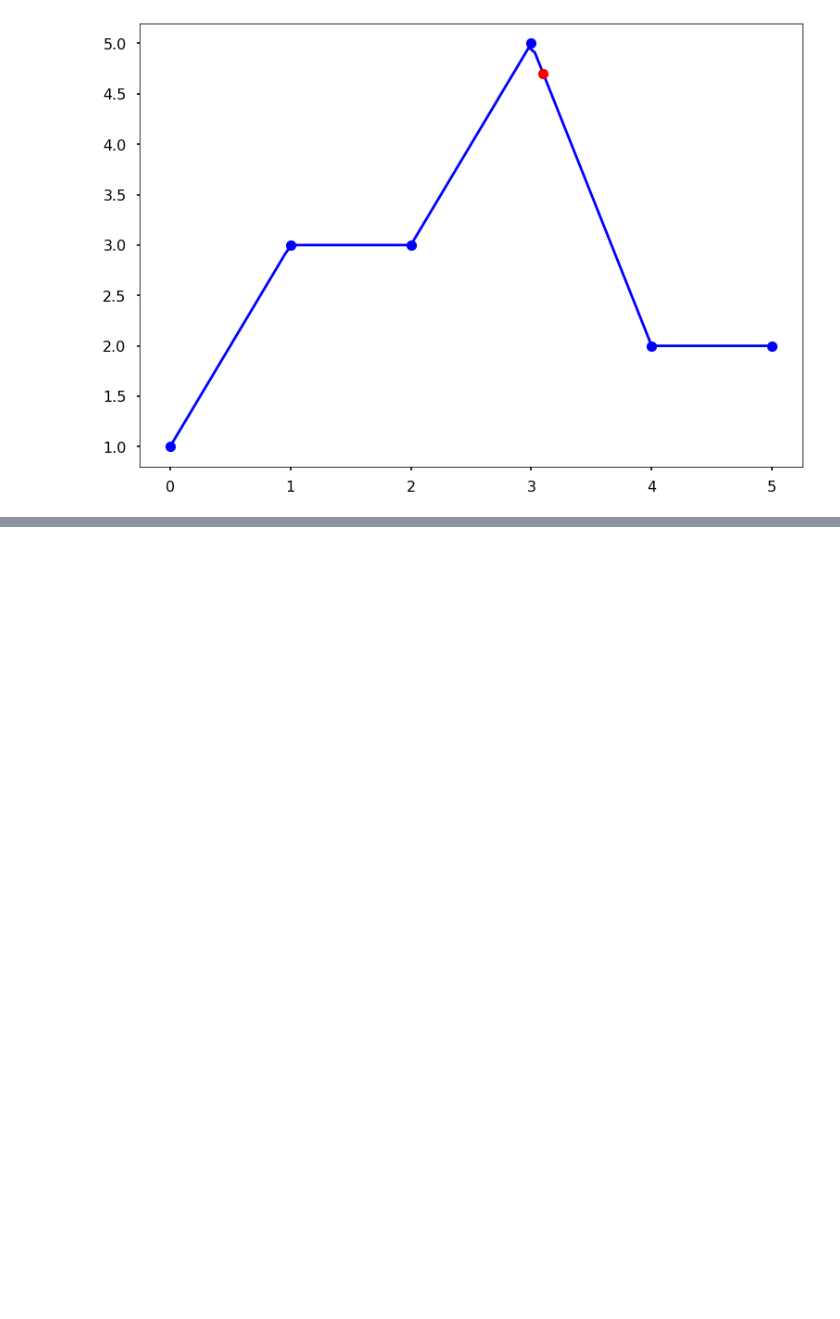
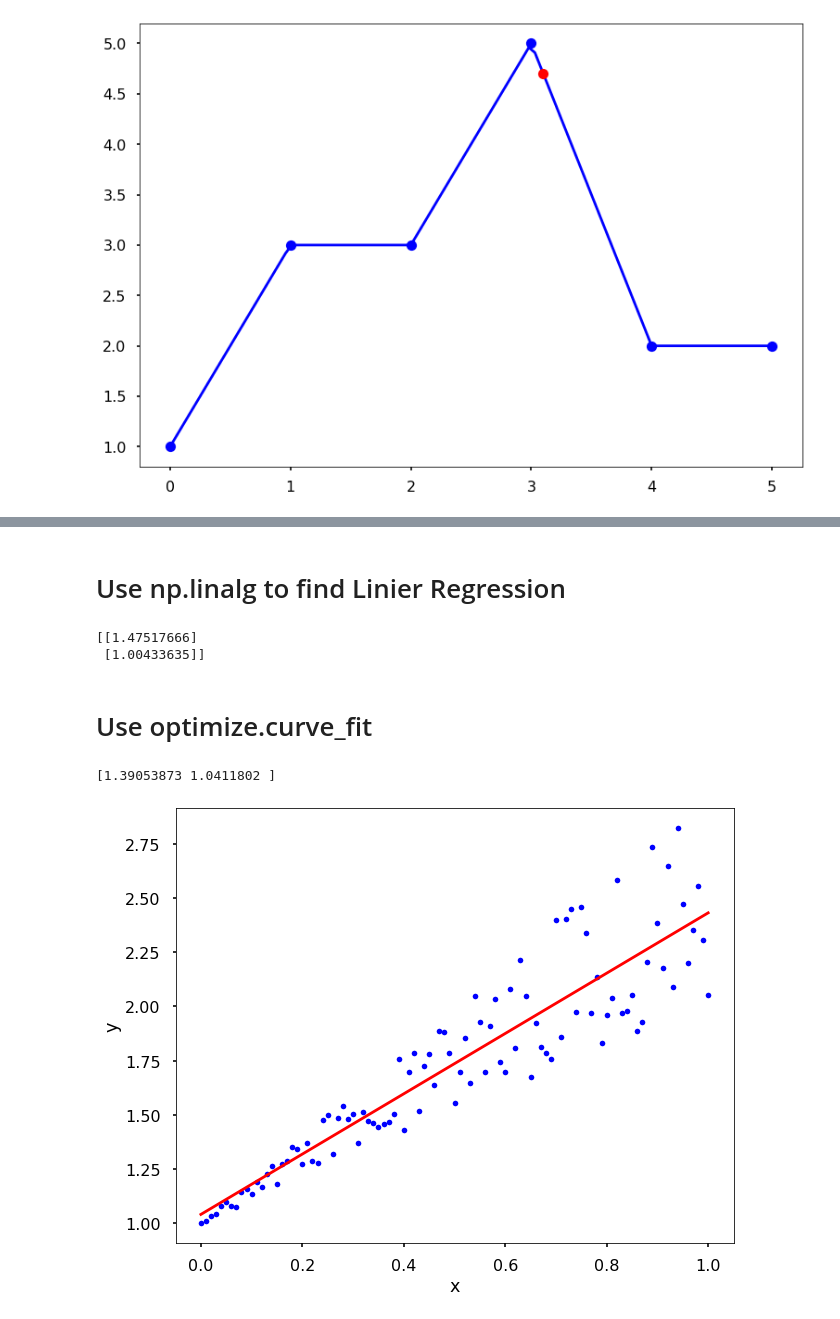
Before and after one commit to NeutralTBR/ScienCompute-Lab, a Jupyter notebook: Sesi3.ipynb, the cells around one changed output, grey strips where cells are left out. Cells and saved outputs as stored; diff of their text form; code cells hidden in the pictures; blank space fills up the shorter version.

```diff
--- a/Sesi3.ipynb
+++ b/Sesi3.ipynb
@@ -66,0 +129,32 @@ def newton_poly(coef, x_data, x):
+# %% [markdown]
+# Use np.linalg to find Linier Regression
+# %%
+alpha = np.linalg.lstsq(A,y,rcond=None)[0]
+print(alpha)
+# %% [output]
+[[1.47517666]
+ [1.00433635]]
+# %% [markdown]
+# Use optimize.curve_fit
+# %%
+# generate x and y
+x = np.linspace(0,1,101)
+y = 1 + x + x * np.random.random(len(x))
+
+def func(x,a,b):
+  # y = a*x+b
+  return a*x+b
+
+alpha = optimize.curve_fit(func,xdata = x,ydata = y)[0]
+print (alpha)
+
+# plot the results
+plt.figure(figsize = (10,8))
+plt.plot(x,y,'b.')
+plt.plot(x,alpha[0]*x + alpha[1],'r')
+plt.xlabel('x')
+plt.ylabel('y')
+plt.show()
+# %% [output]
+[1.39053873 1.0411802 ]
+[figure, added]
```
Also changed, not shown: parts of 15 cells of this notebook.
